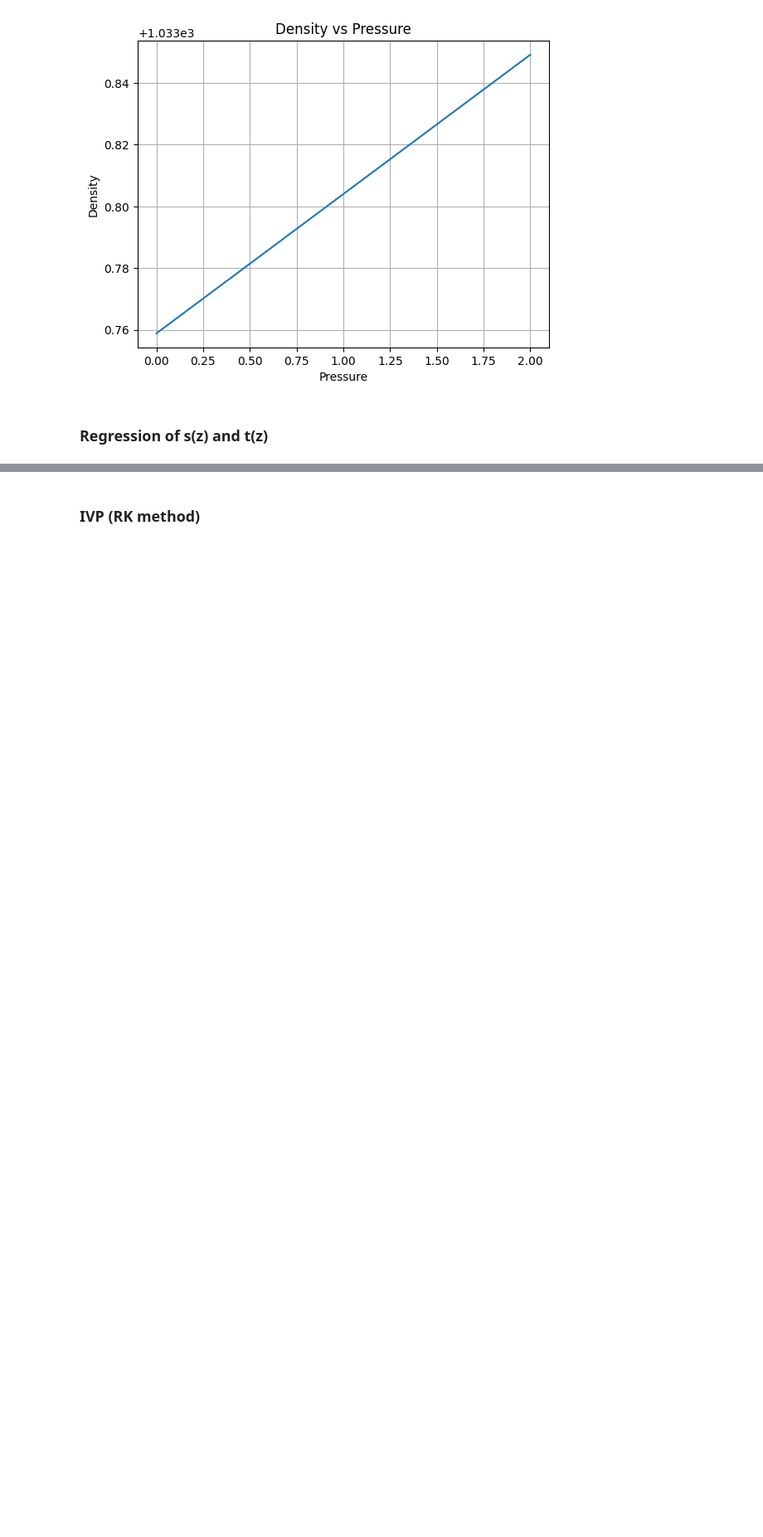
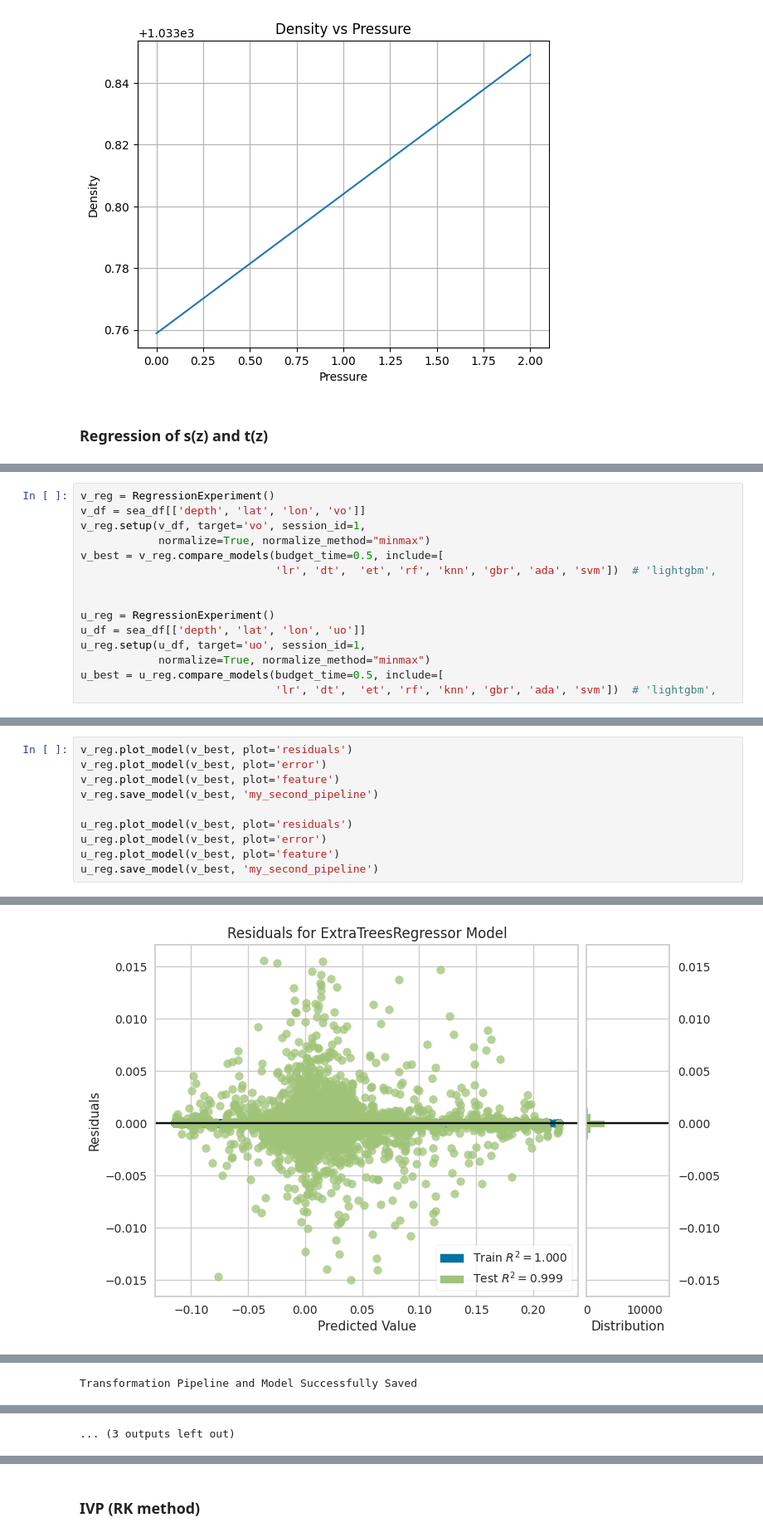
Before and after one commit to zzjc1234/MCM2024Preparation, a Jupyter notebook: MODEL/model1.ipynb, the cells around one changed output, grey strips where cells are left out. Shown: that part at 83% size. Saved outputs shown, nothing was run; the diff lists cells and outputs as text; blank space fills up the shorter version.

```diff
--- a/MODEL/model1.ipynb
+++ b/MODEL/model1.ipynb
@@ -159,0 +252,15 @@ t_reg = setup(t_df, target='charges', session_id="st_reg")
+# %%
+v_reg = RegressionExperiment()
+v_df = sea_df[['depth', 'lat', 'lon', 'vo']]
+v_reg.setup(v_df, target='vo', session_id=1,
+            normalize=True, normalize_method="minmax")
+v_best = v_reg.compare_models(budget_time=0.5, include=[
+                              'lr', 'dt',  'et', 'rf', 'knn', 'gbr', 'ada', 'svm'])  # 'lightgbm',
+
+
+u_reg = RegressionExperiment()
+u_df = sea_df[['depth', 'lat', 'lon', 'uo']]
+u_reg.setup(u_df, target='uo', session_id=1,
+            normalize=True, normalize_method="minmax")
+u_best = u_reg.compare_models(budget_time=0.5, include=[
+                              'lr', 'dt',  'et', 'rf', 'knn', 'gbr', 'ada', 'svm'])  # 'lightgbm',
@@ -159,0 +324,11 @@ t_reg = setup(t_df, target='charges', session_id="st_reg")
+# %%
+v_reg.plot_model(v_best, plot='residuals')
+v_reg.plot_model(v_best, plot='error')
+v_reg.plot_model(v_best, plot='feature')
+v_reg.save_model(v_best, 'my_second_pipeline')
+
+u_reg.plot_model(v_best, plot='residuals')
+u_reg.plot_model(v_best, plot='error')
+u_reg.plot_model(v_best, plot='feature')
+u_reg.save_model(v_best, 'my_second_pipeline')
+# %% [output]
@@ -159,0 +336 @@ t_reg = setup(t_df, target='charges', session_id="st_reg")
+[figure, added]
@@ -159,0 +341 @@ t_reg = setup(t_df, target='charges', session_id="st_reg")
+Transformation Pipeline and Model Successfully Saved
@@ -159,0 +347 @@ t_reg = setup(t_df, target='charges', session_id="st_reg")
+... (3 outputs left out)
```
Also changed, not shown: parts of 11 cells of this notebook.
